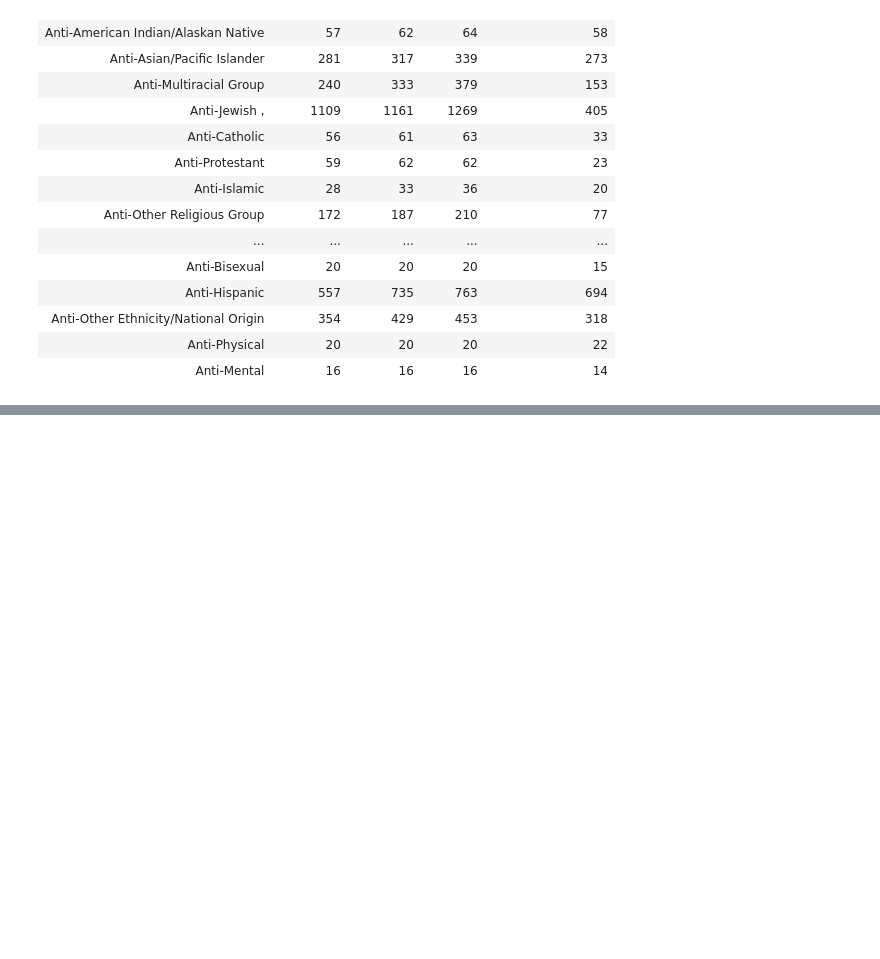
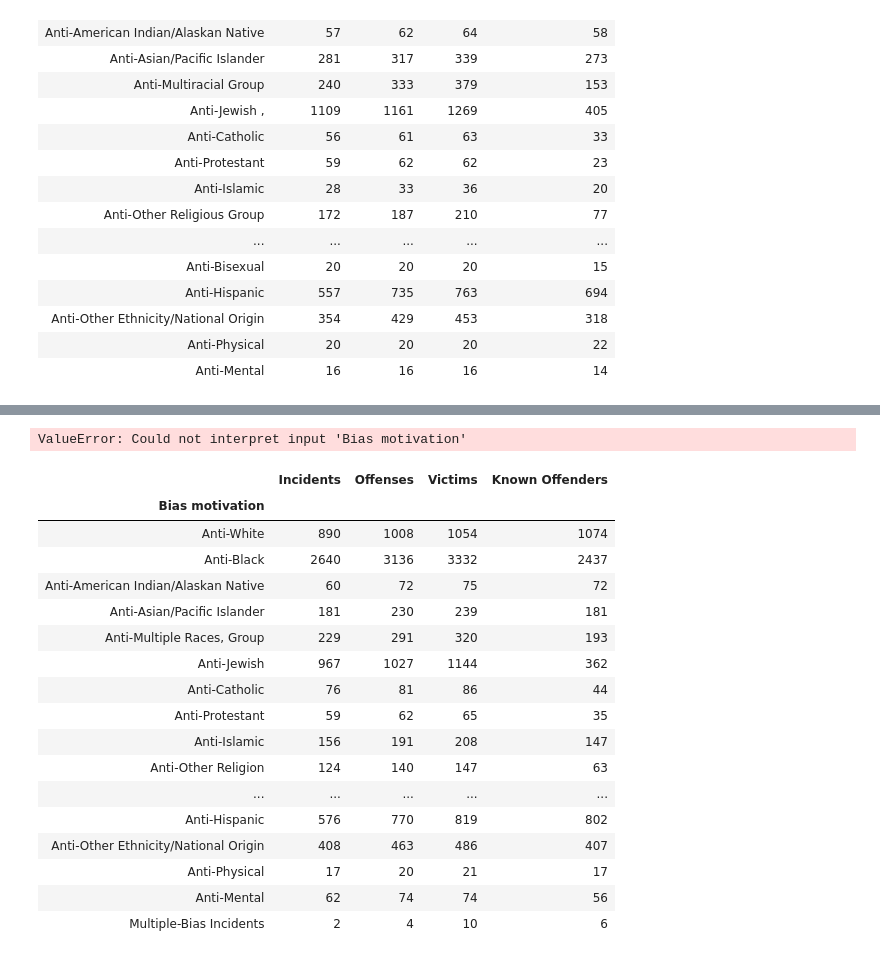
Before and after one commit to helenhc/Crime-Hate-Crime, a Jupyter notebook: tables 1 & 2.ipynb, the cells around one changed output, grey strips where cells are left out. Drawn from its saved outputs; the diff is of its cells as text; code cells hidden in the pictures; blank space fills up the shorter version.

```diff
--- a/tables 1 & 2.ipynb
+++ b/tables 1 & 2.ipynb
@@ -421,0 +433,30 @@ t1_00
+# %%
+sns.set(style="whitegrid")
+clarity_ranking = ["Incidents", "Offenses", "Victims", "Known Offenders"]
+
+sns.boxenplot(x="Bias motivation", y="Offenses",
+              color="b", order=clarity_ranking,
+              scale="linear", data=t1_06)
+# %% [output]
+ValueError: Could not interpret input 'Bias motivation'
+# %%
+t1_06
+# %% [output]
+|  | Incidents | Offenses | Victims | Known Offenders |
+| Bias motivation |  |  |  |  |
+| Anti-White | 890 | 1008 | 1054 | 1074 |
+| Anti-Black | 2640 | 3136 | 3332 | 2437 |
+| Anti-American Indian/Alaskan Native | 60 | 72 | 75 | 72 |
+| Anti-Asian/Pacific Islander | 181 | 230 | 239 | 181 |
+| Anti-Multiple Races, Group | 229 | 291 | 320 | 193 |
+| Anti-Jewish | 967 | 1027 | 1144 | 362 |
+| Anti-Catholic | 76 | 81 | 86 | 44 |
+| Anti-Protestant | 59 | 62 | 65 | 35 |
+| Anti-Islamic | 156 | 191 | 208 | 147 |
+| Anti-Other Religion | 124 | 140 | 147 | 63 |
+| ... | ... | ... | ... | ... |
+| Anti-Hispanic | 576 | 770 | 819 | 802 |
+| Anti-Other Ethnicity/National Origin | 408 | 463 | 486 | 407 |
+| Anti-Physical | 17 | 20 | 21 | 17 |
+| Anti-Mental | 62 | 74 | 74 | 56 |
+| Multiple-Bias Incidents | 2 | 4 | 10 | 6 |
```
Also changed, not shown: parts of 4 cells of this notebook, 1 other file.
